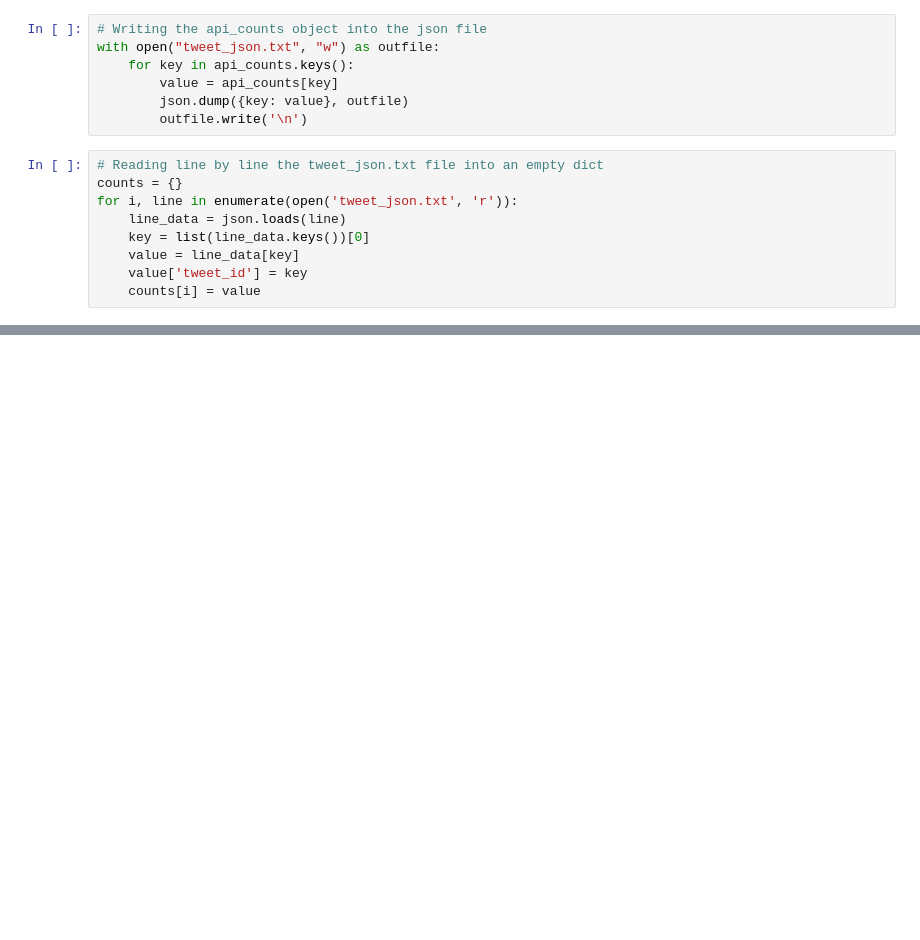
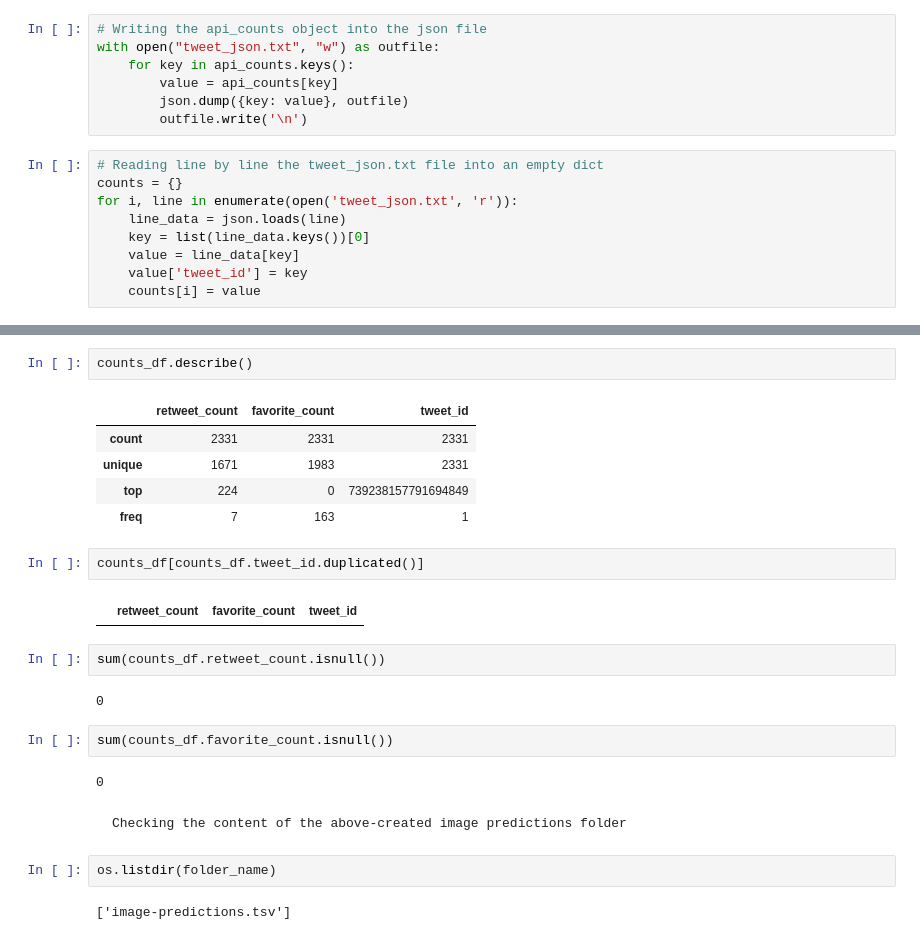
Before and after one commit to maggiekiraga/udacity-data-wrangling, a Jupyter notebook: wrangle_act.ipynb, the cells around one changed output, grey strips where cells are left out. Drawn from its saved outputs; the diff is of its cells as text; blank space fills up the shorter version.

```diff
--- a/wrangle_act.ipynb
+++ b/wrangle_act.ipynb
@@ -151,0 +333,26 @@ counts_df
+# %%
+counts_df.describe()
+# %% [output]
+|  | retweet_count | favorite_count | tweet_id |
+| count | 2331 | 2331 | 2331 |
+| unique | 1671 | 1983 | 2331 |
+| top | 224 | 0 | 739238157791694849 |
+| freq | 7 | 163 | 1 |
+# %%
+counts_df[counts_df.tweet_id.duplicated()]
+# %% [output]
+|  | retweet_count | favorite_count | tweet_id |
+# %%
+sum(counts_df.retweet_count.isnull())
+# %% [output]
+0
+# %%
+sum(counts_df.favorite_count.isnull())
+# %% [output]
+0
+# %% [markdown]
+    Checking the content of the above-created image predictions folder
+# %%
+os.listdir(folder_name)
+# %% [output]
+['image-predictions.tsv']
```
Also changed, not shown: parts of 22 cells of this notebook.
